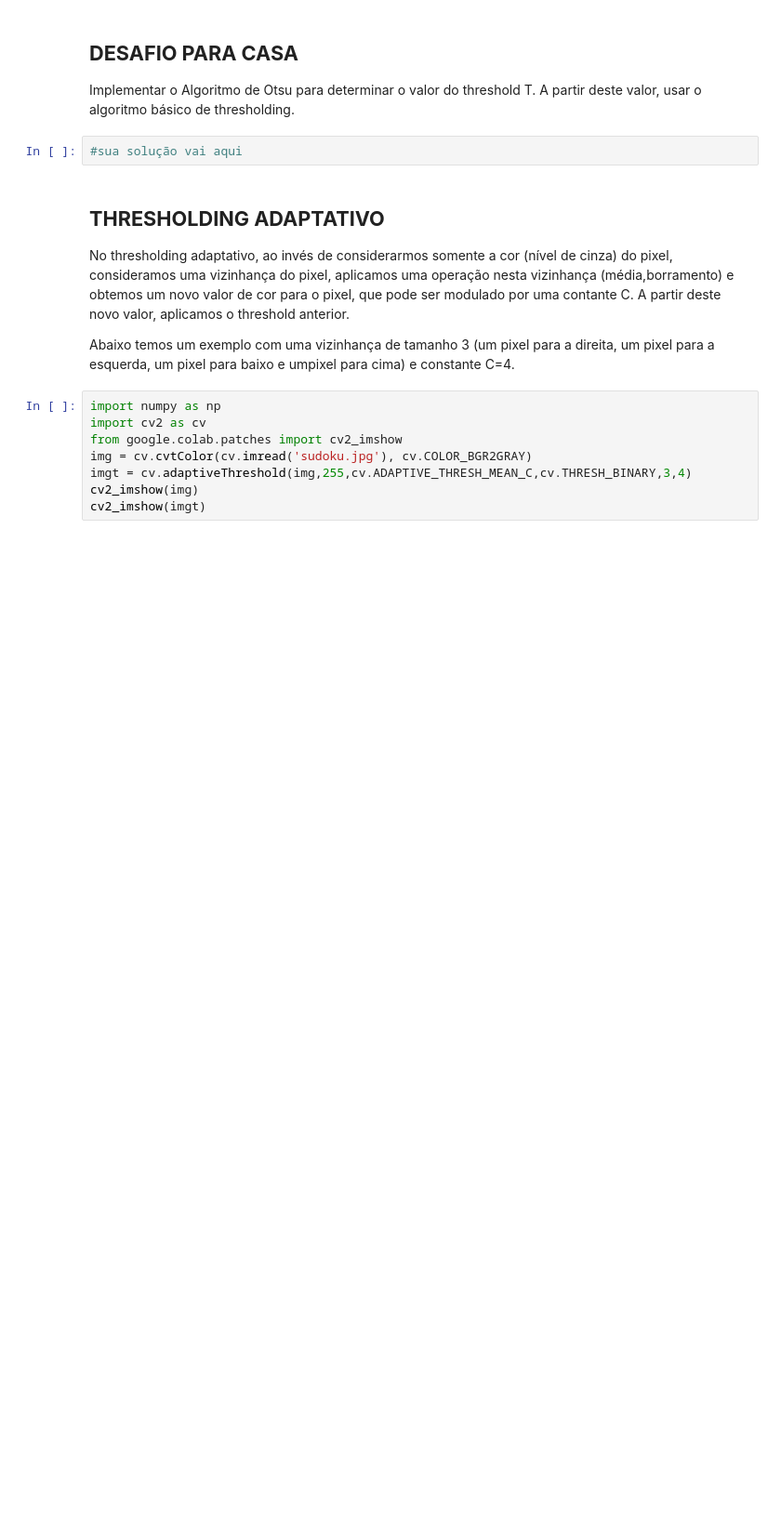
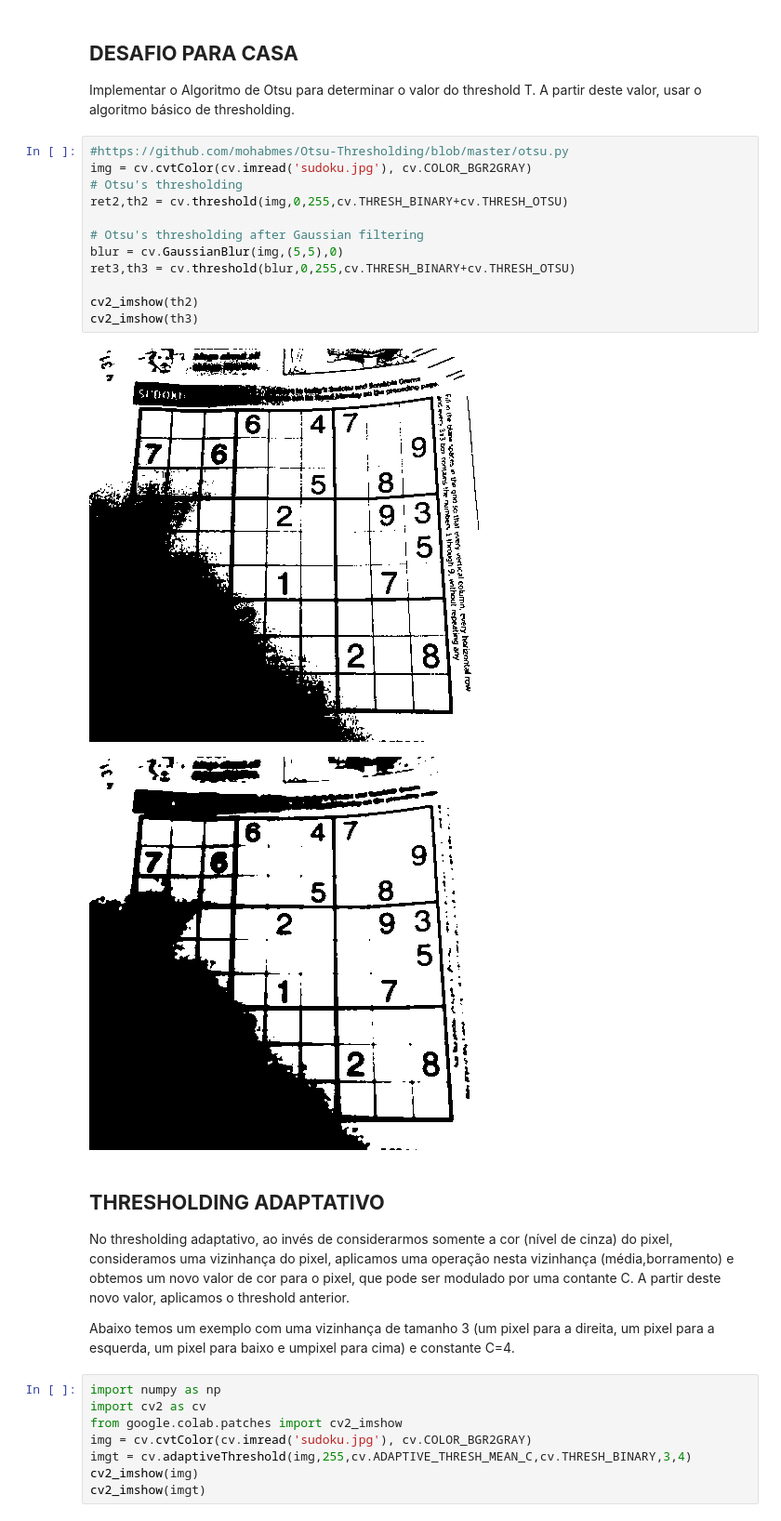
Before and after one commit to manucastilla/VisaoComputacional, a Jupyter notebook: Aula 05/Visão_Computacional_Aula_05.ipynb, the cells around one changed output. Shown: that part at 93% size. Saved outputs shown, nothing was run; the diff lists cells and outputs as text; blank space fills up the shorter version.

```diff
--- a/Aula 05/Visão_Computacional_Aula_05.ipynb
+++ b/Aula 05/Visão_Computacional_Aula_05.ipynb
@@ -169,8 +181,21 @@ cv2_imshow(imgt)
 ## **DESAFIO PARA CASA**
 
 Implementar o Algoritmo de Otsu para determinar o valor do threshold T. A partir deste valor, usar o algoritmo básico de thresholding.
-# %%
-#sua solução vai aqui
+# %%
+#https://github.com/mohabmes/Otsu-Thresholding/blob/master/otsu.py
+img = cv.cvtColor(cv.imread('sudoku.jpg'), cv.COLOR_BGR2GRAY)
+# Otsu's thresholding
+ret2,th2 = cv.threshold(img,0,255,cv.THRESH_BINARY+cv.THRESH_OTSU)
+
+# Otsu's thresholding after Gaussian filtering
+blur = cv.GaussianBlur(img,(5,5),0)
+ret3,th3 = cv.threshold(blur,0,255,cv.THRESH_BINARY+cv.THRESH_OTSU)
+
+cv2_imshow(th2)
+cv2_imshow(th3)
+# %% [output]
+[figure, added]
+[figure, added]
 # %% [markdown]
 ## **THRESHOLDING ADAPTATIVO**
 
```
Also changed, not shown: parts of 8 cells of this notebook.
